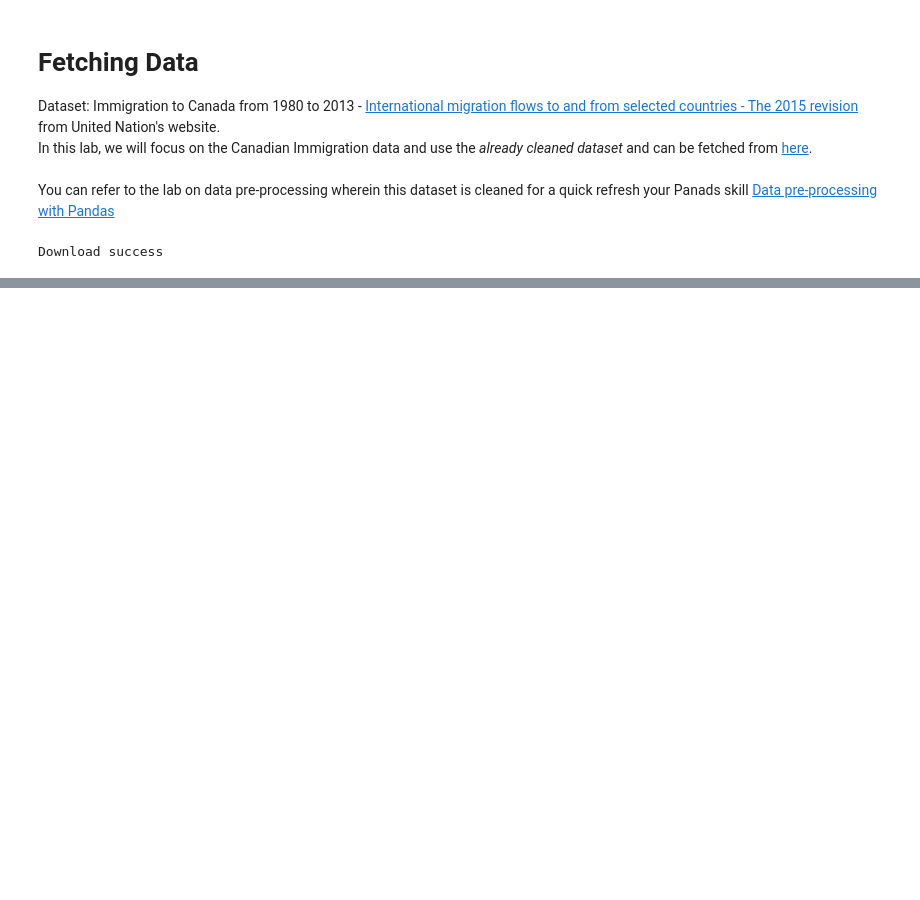
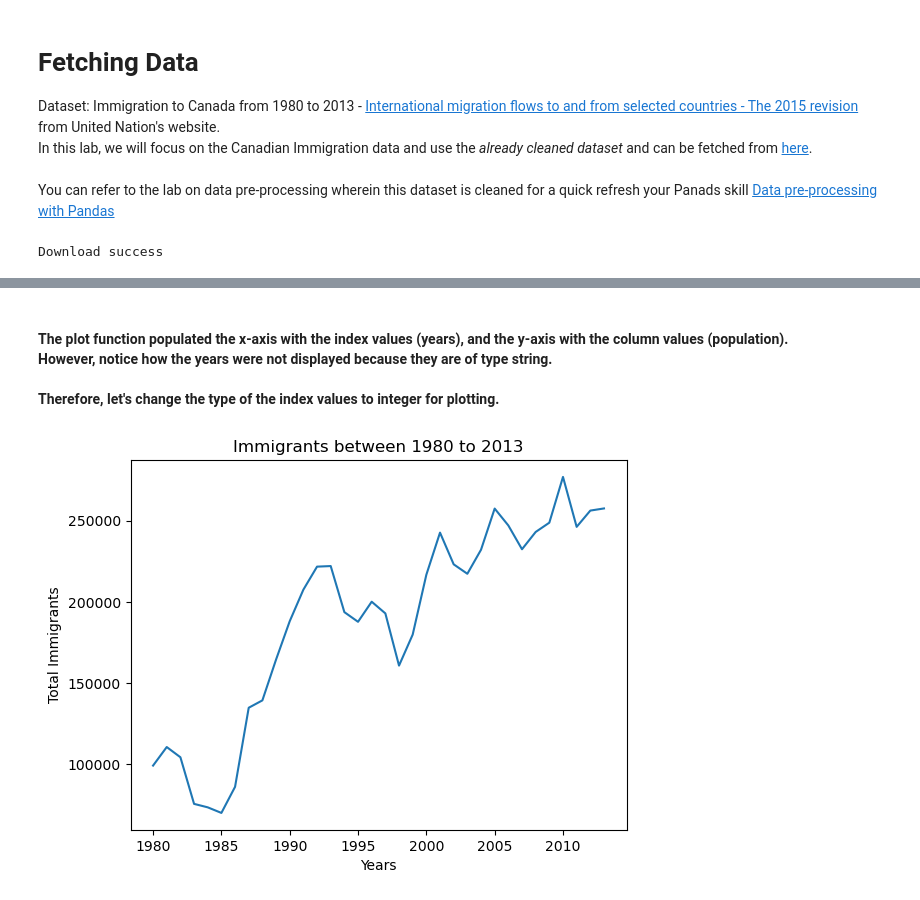
Before and after one commit to matublaq/IBM_datascience_course, a Jupyter notebook: Visualization/matplotlib/plotting_matplotlib.ipynb, the cells around one changed output, grey strips where cells are left out. Cells and saved outputs as stored; diff of their text form; code cells hidden in the pictures; blank space fills up the shorter version.

```diff
--- a/Visualization/matplotlib/plotting_matplotlib.ipynb
+++ b/Visualization/matplotlib/plotting_matplotlib.ipynb
@@ -31,0 +103,23 @@ Download success
+# %% [markdown]
+#### The plot function populated the x-axis with the index values (years), and the y-axis with the column values (population). <br>However, notice how the years were not displayed because they are of type string.<br> <br>Therefore, let's change the type of the index values to integer for plotting.
+# %%
+#Create figure and axes
+fig, ax = plt.subplots()
+
+#Changing the index type to integer
+total_immigrants.index = total_immigrants.index.map(int)
+
+# Plot the line
+ax.plot(total_immigrants)
+
+#Setting up the Title
+ax.set_title('Immigrants between 1980 to 2013')
+
+#Setting up the Labels
+ax.set_xlabel('Years')
+ax.set_ylabel('Total Immigrants')
+
+#Display the plot
+plt.show()
+# %% [output]
+[figure, added]
```
Also changed, not shown: parts of 49 cells of this notebook, 1 other file.
